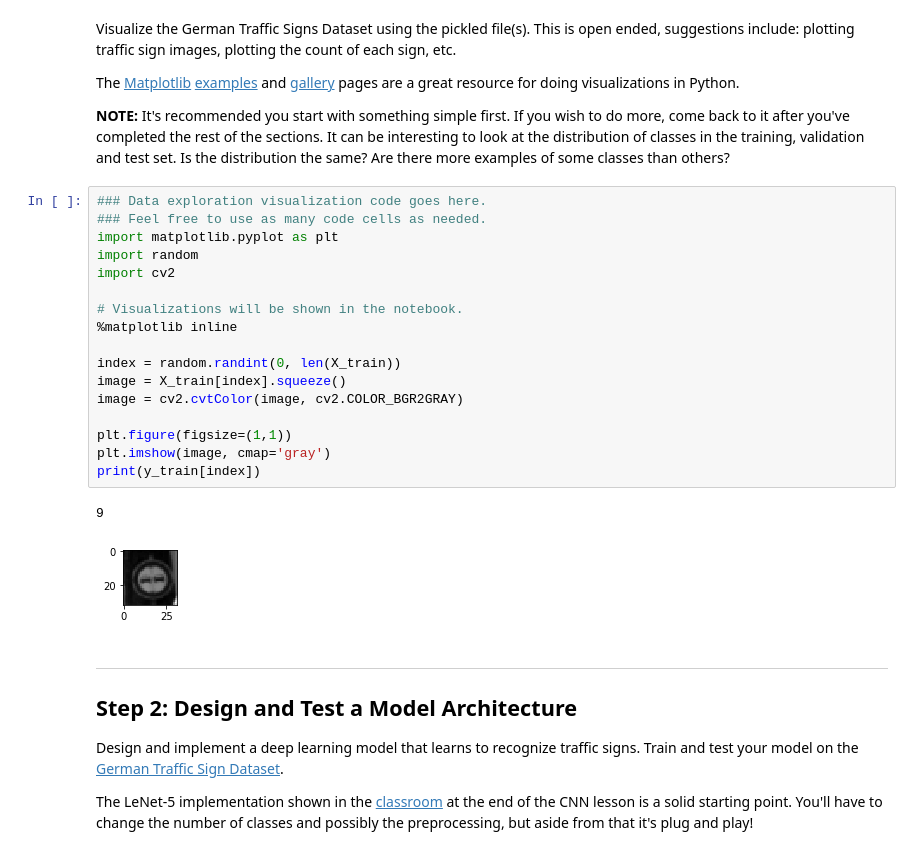
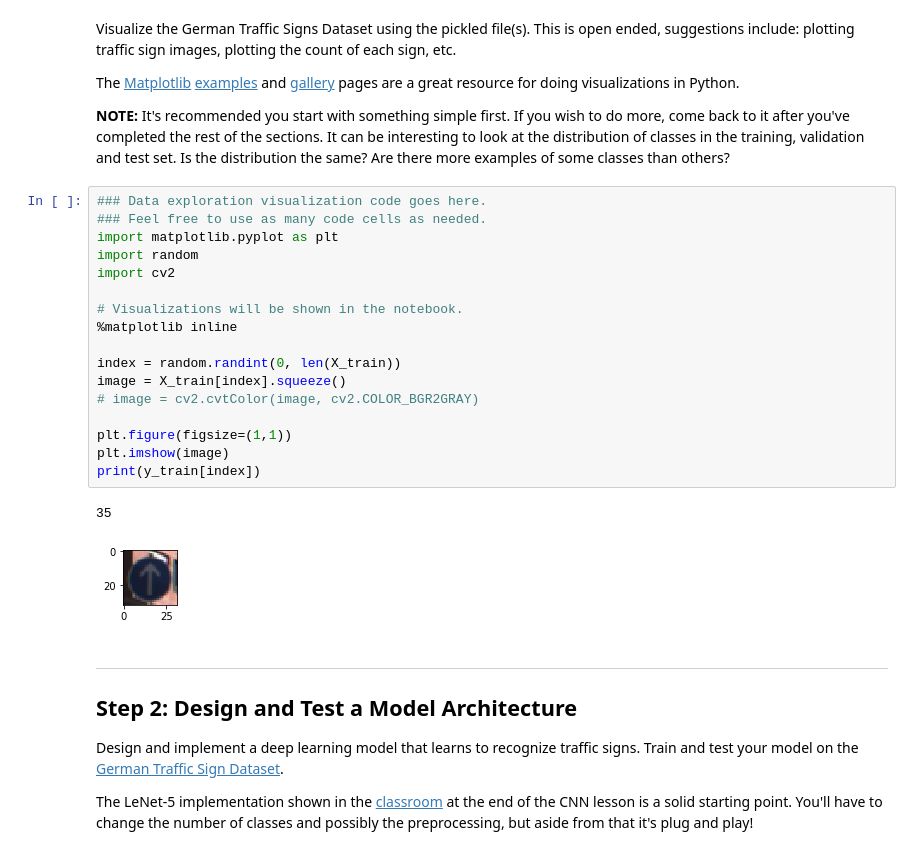
Before and after one commit to dingquan/CarND-Traffic-Sign-Classifier-Project, a Jupyter notebook: Traffic_Sign_Classifier.ipynb, the cells around one changed output. Saved outputs shown, nothing was run; the diff lists cells and outputs as text.

```diff
--- a/Traffic_Sign_Classifier.ipynb
+++ b/Traffic_Sign_Classifier.ipynb
@@ -97,23 +100,23 @@ The [Matplotlib](http://matplotlib.org/) [examples](http://matplotlib.org/exampl
 # %%
 ### Data exploration visualization code goes here.
 ### Feel free to use as many code cells as needed.
 import matplotlib.pyplot as plt
 import random
 import cv2
 
 # Visualizations will be shown in the notebook.
 %matplotlib inline
 
 index = random.randint(0, len(X_train))
 image = X_train[index].squeeze()
-image = cv2.cvtColor(image, cv2.COLOR_BGR2GRAY)
+# image = cv2.cvtColor(image, cv2.COLOR_BGR2GRAY)
 
 plt.figure(figsize=(1,1))
-plt.imshow(image, cmap='gray')
+plt.imshow(image)
 print(y_train[index])
 # %% [output]
-9
+35
-[figure, old version]
+[figure, new version]
 # %% [markdown]
 ----
 
```
Also changed, not shown: parts of 12 cells of this notebook, 3 other files.
